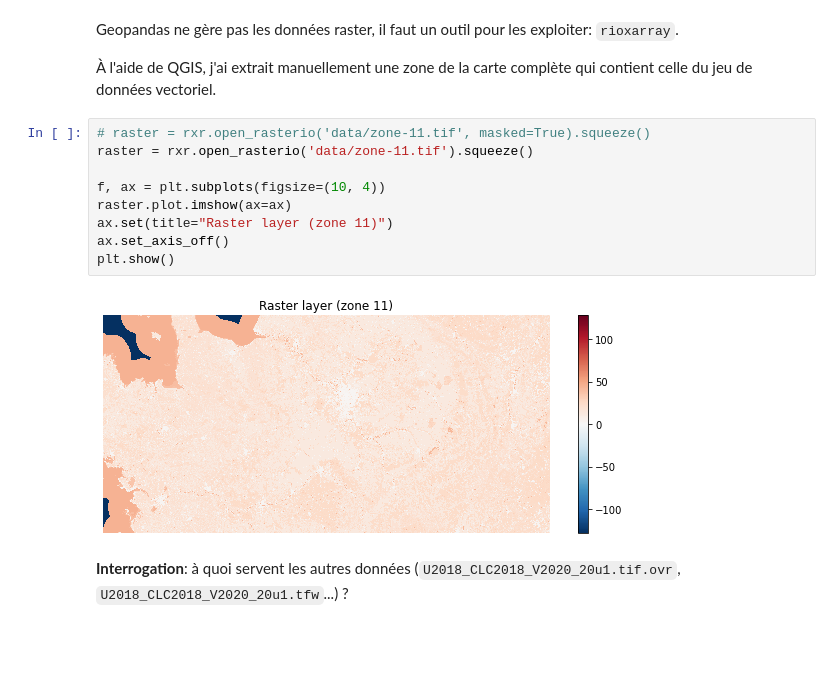
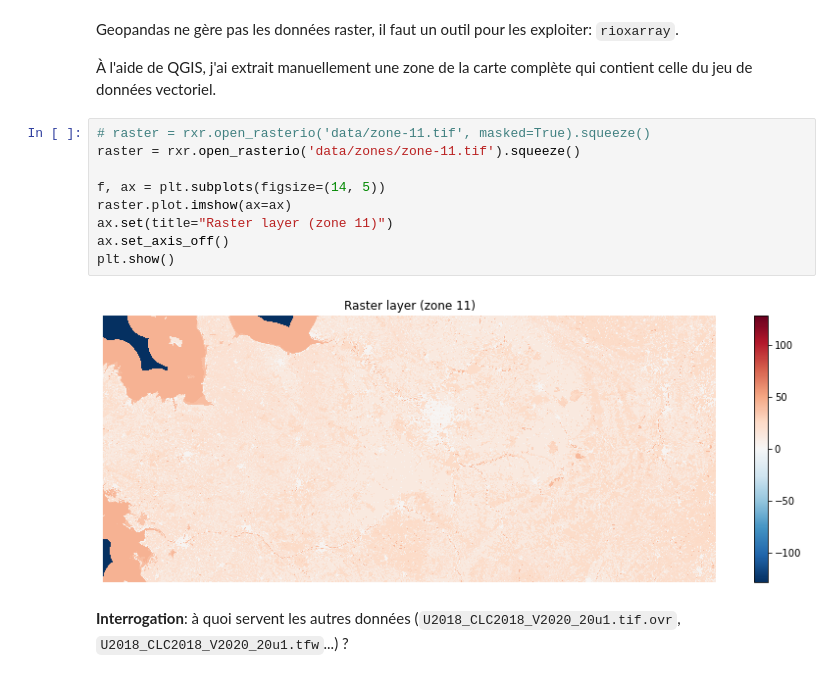
Before and after one commit to massimovenuti/clc-graph-deep-learning, a Jupyter notebook: clc.ipynb, the cells around one changed output. Cells and saved outputs as stored; diff of their text form; blank space fills up the shorter version.

```diff
--- a/clc.ipynb
+++ b/clc.ipynb
@@ -243,15 +263,15 @@ Geopandas ne gère pas les données raster, il faut un outil pour les exploiter:
 À l'aide de QGIS, j'ai extrait manuellement une zone de la carte complète qui contient celle du jeu de données vectoriel.
 # %%
 # raster = rxr.open_rasterio('data/zone-11.tif', masked=True).squeeze()
-raster = rxr.open_rasterio('data/zone-11.tif').squeeze()
+raster = rxr.open_rasterio('data/zones/zone-11.tif').squeeze()
 
-f, ax = plt.subplots(figsize=(10, 4))
+f, ax = plt.subplots(figsize=(14, 5))
 raster.plot.imshow(ax=ax)
 ax.set(title="Raster layer (zone 11)")
 ax.set_axis_off()
 plt.show()
 # %% [output]
-[figure, old version]
+[figure, new version]
 # %% [markdown]
 **Interrogation**: à quoi servent les autres données (`U2018_CLC2018_V2020_20u1.tif.ovr`, `U2018_CLC2018_V2020_20u1.tfw`...) ?
 # %% [markdown]
```
Also changed, not shown: parts of 70 cells of this notebook, 26 other files.
